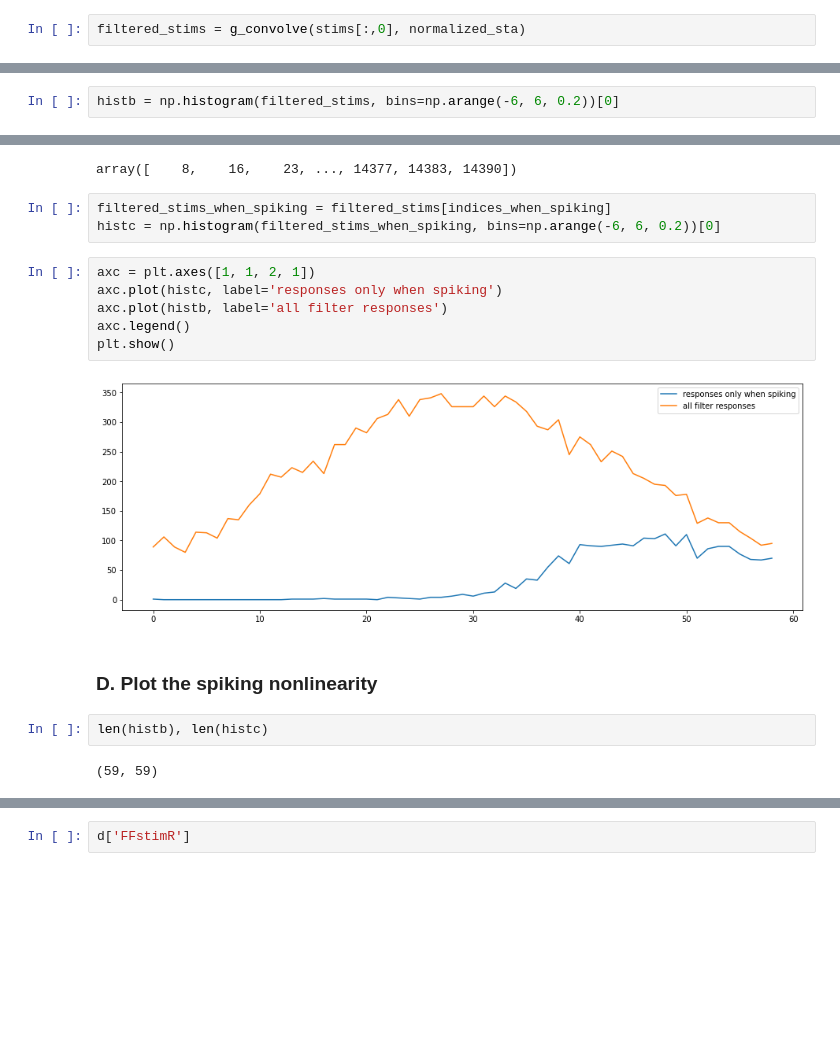
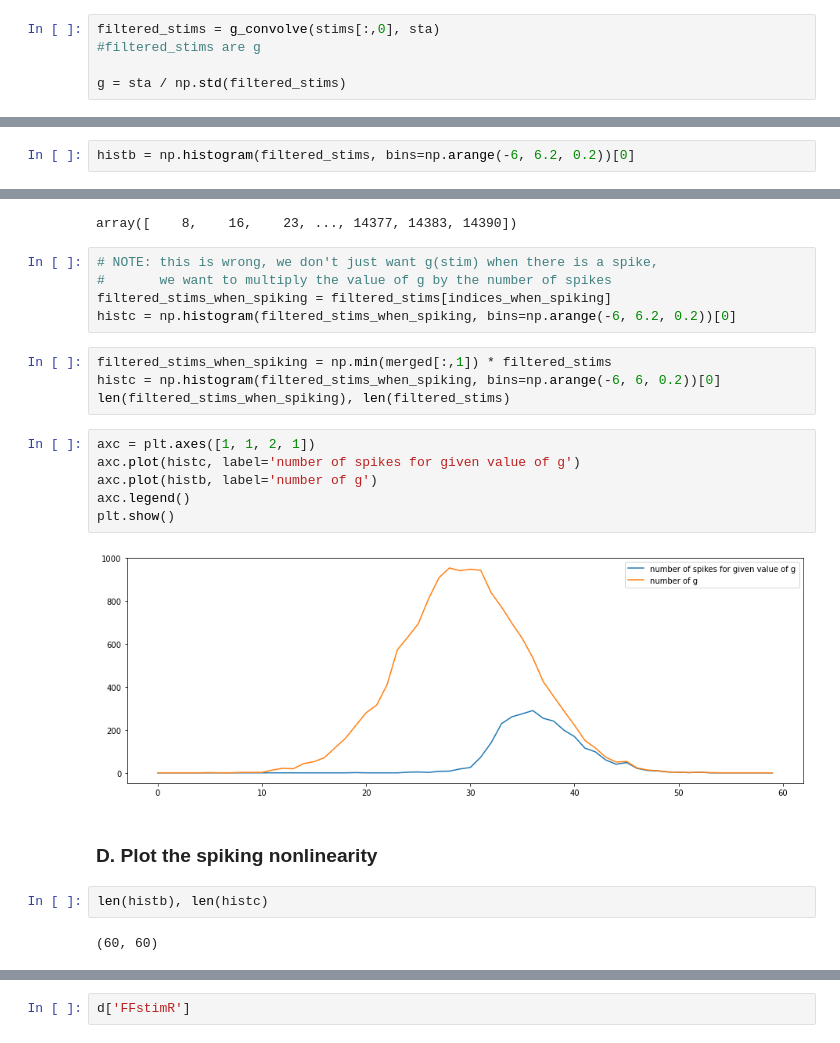
Before and after one commit to NeuroTheoryUMD/mattjac, a Jupyter notebook: sta_exercise.ipynb, the cells around one changed output, grey strips where cells are left out. Drawn from its saved outputs; the diff is of its cells as text; blank space fills up the shorter version.

```diff
--- a/sta_exercise.ipynb
+++ b/sta_exercise.ipynb
@@ -280,4 +274,7 @@ stims.shape, normalized_sta.shape
 # %% [output]
 ((14391, 1), (12,))
 # %%
-filtered_stims = g_convolve(stims[:,0], normalized_sta)
+filtered_stims = g_convolve(stims[:,0], sta)
+#filtered_stims are g
+
+g = sta / np.std(filtered_stims)
@@ -297,5 +299,5 @@ plt.show()
 # %% [markdown]
 ### B. Calculate the histogram for the value of the filtered stimulus
 # %%
-histb = np.histogram(filtered_stims, bins=np.arange(-6, 6, 0.2))[0]
+histb = np.histogram(filtered_stims, bins=np.arange(-6, 6.2, 0.2))[0]
 # %%
@@ -312,20 +316,26 @@ indices_when_spiking
 # %% [output]
 array([    8,    16,    23, ..., 14377, 14383, 14390])
 # %%
+# NOTE: this is wrong, we don't just want g(stim) when there is a spike,
+#       we want to multiply the value of g by the number of spikes
 filtered_stims_when_spiking = filtered_stims[indices_when_spiking]
-histc = np.histogram(filtered_stims_when_spiking, bins=np.arange(-6, 6, 0.2))[0]
+histc = np.histogram(filtered_stims_when_spiking, bins=np.arange(-6, 6.2, 0.2))[0]
+# %%
+filtered_stims_when_spiking = np.min(merged[:,1]) * filtered_stims
+histc = np.histogram(filtered_stims_when_spiking, bins=np.arange(-6, 6, 0.2))[0]
+len(filtered_stims_when_spiking), len(filtered_stims)
 # %%
 axc = plt.axes([1, 1, 2, 1])
-axc.plot(histc, label='responses only when spiking')
-axc.plot(histb, label='all filter responses')
+axc.plot(histc, label='number of spikes for given value of g')
+axc.plot(histb, label='number of g')
 axc.legend()
 plt.show()
 # %% [output]
-[figure, old version]
+[figure, new version]
 # %% [markdown]
 ### D. Plot the spiking nonlinearity
 # %%
 len(histb), len(histc)
 # %% [output]
-(59, 59)
+(60, 60)
 # %%
```
Also changed, not shown: parts of 26 cells of this notebook.
